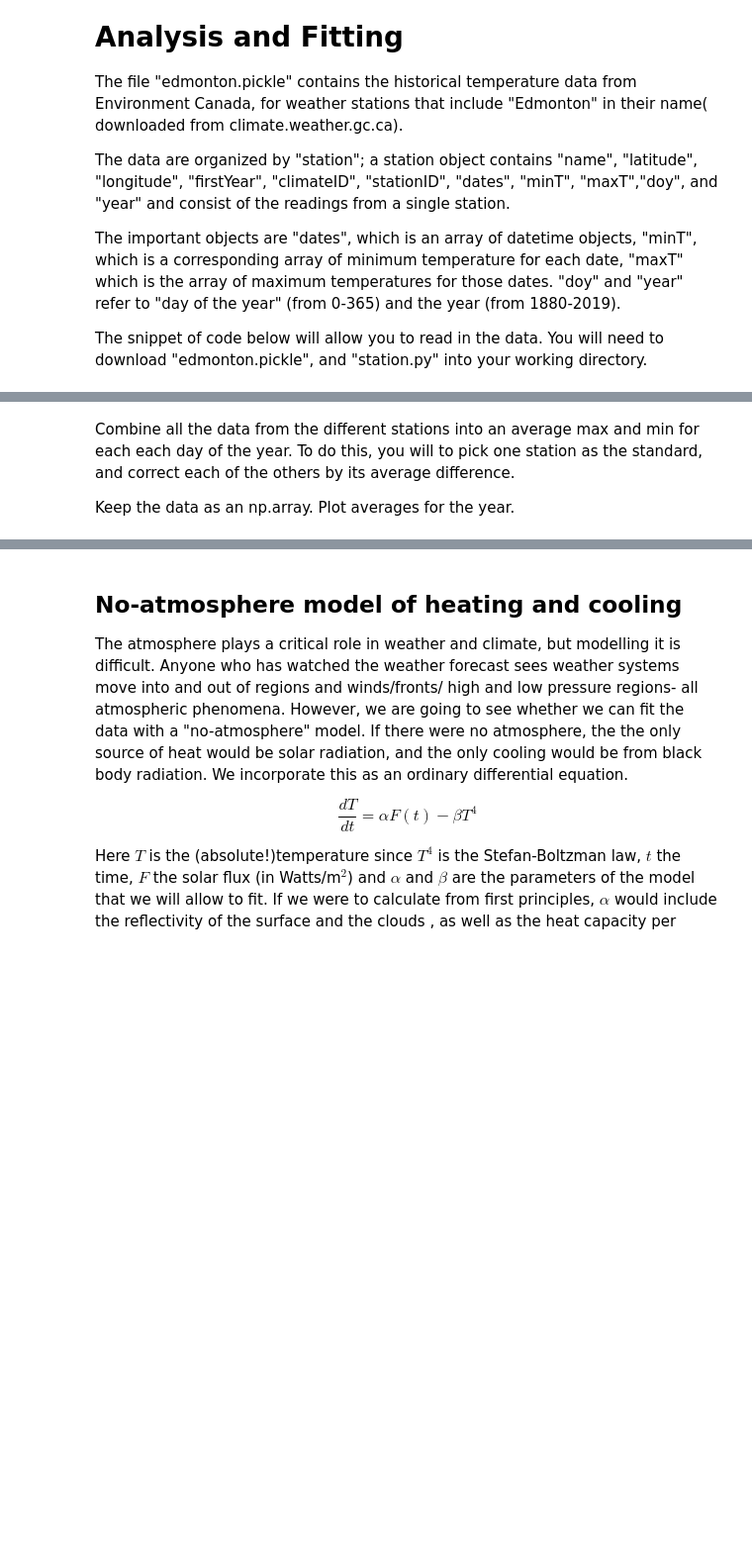
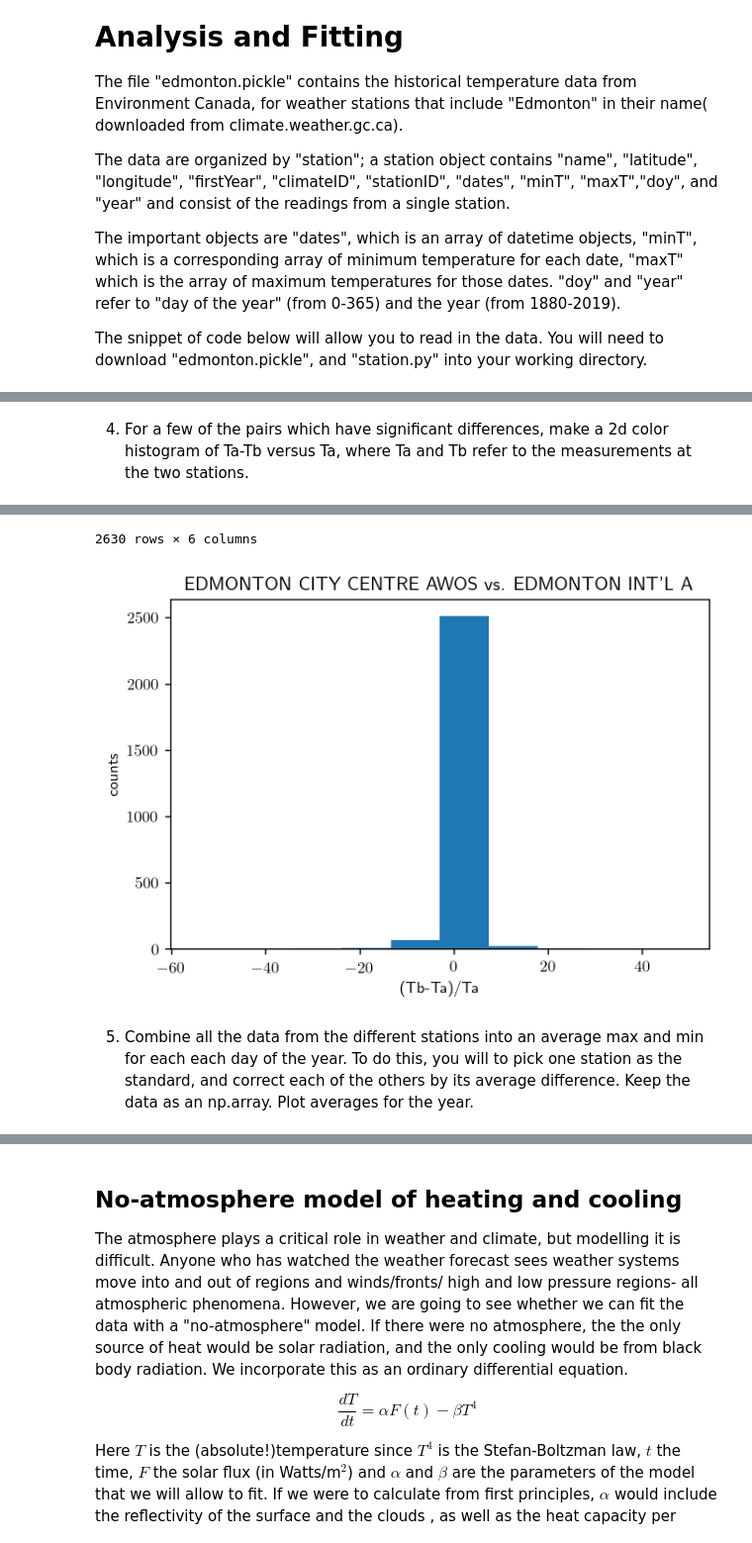
Before and after one commit to hanzhihua1/phys-420, a Jupyter notebook: Assignments/Finished/Assignment 3 Data and Fitting.ipynb, the cells around one changed output, grey strips where cells are left out. Shown: that part at 99% size. Saved outputs shown, nothing was run; the diff lists cells and outputs as text; code cells hidden in the pictures; blank space fills up the shorter version.

```diff
--- a/Assignments/Finished/Assignment 3 Data and Fitting.ipynb
+++ b/Assignments/Finished/Assignment 3 Data and Fitting.ipynb
@@ -46,0 +141,23 @@ Look at the data.
+# %% [markdown]
+4.  For a few of the pairs which have significant differences, make a 2d color histogram of Ta-Tb versus Ta, where Ta and Tb refer to the measurements at the two stations.
+# %%
+# Solution to Question 4.
+
+def plot_histogram2(station1, station2):
+    df_all = station_compare(station1,station2,table=False,print_table=False)
+
+    Tb_Ta = df_all['delta_minT']/df_all['minT_'+station1.name]
+    Tb_Ta = Tb_Ta.replace([np.inf, -np.inf], np.nan)
+    Tb_Ta = Tb_Ta.dropna()
+
+    plt.title(f'{station1.name} vs. {station2.name}')
+    plt.ylabel('counts')
+    plt.xlabel('(Tb-Ta)/Ta')
+    plt.hist(Tb_Ta)
+
+
+    return df_all
+
+df_all = plot_histogram2(s[1], s[3])
+df_all
+# %% [output]
@@ -47,5 +176,4 @@ Look at the data.
+2630 rows × 6 columns
+[figure, added]
 # %% [markdown]
-Combine all the data from the different stations into an average max and min for each each day of the year. To do this, you will to pick one station as the standard, and correct each of the others by its average difference.
-
-Keep the data as an np.array.
-Plot averages for the year.
+5. Combine all the data from the different stations into an average max and min for each each day of the year. To do this, you will to pick one station as the standard, and correct each of the others by its average difference. Keep the data as an np.array. Plot averages for the year.
```
Also changed, not shown: parts of 20 cells of this notebook, 5 other files.
